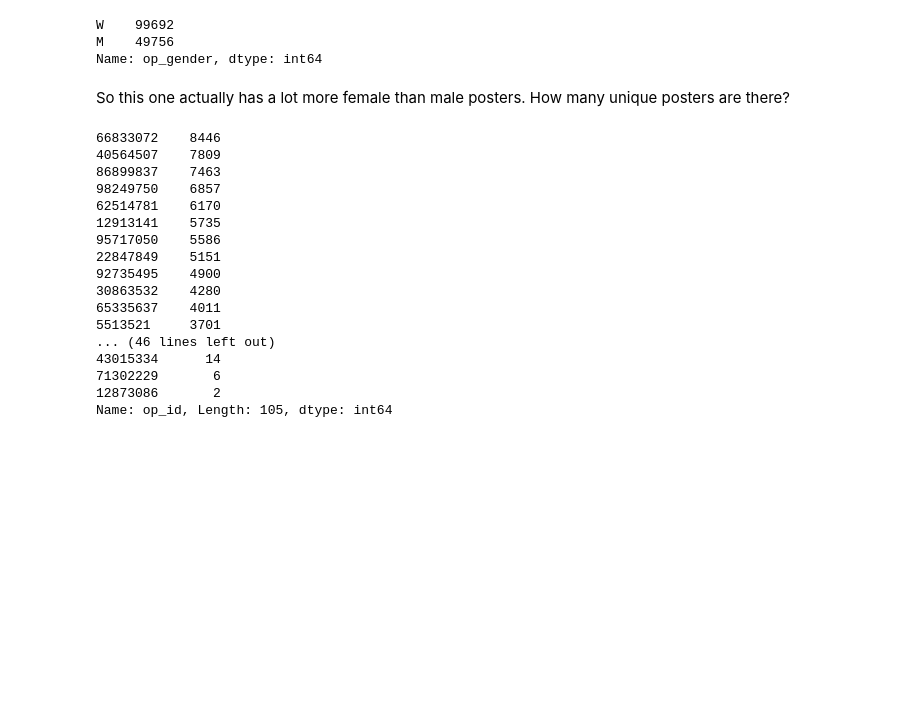
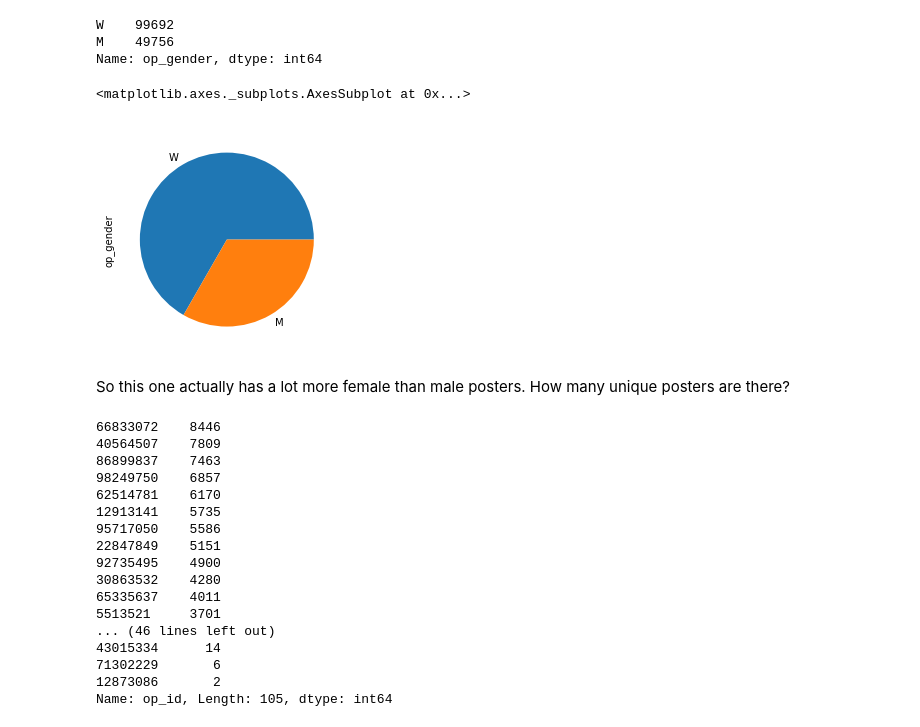
Before and after one commit to Data-Science-for-Linguists-2019/Gendered-Interaction-Online, a Jupyter notebook: exploratory_data_analysis/exploring_dataset.ipynb, the cells around one changed output. Cells and saved outputs as stored; diff of their text form; code cells hidden in the pictures; blank space fills up the shorter version.

```diff
--- a/exploratory_data_analysis/exploring_dataset.ipynb
+++ b/exploratory_data_analysis/exploring_dataset.ipynb
@@ -233,6 +289,11 @@ fb_wiki_posts.op_gender.value_counts()
 W    99692
 M    49756
 Name: op_gender, dtype: int64
+# %%
+fb_wiki_posts.op_gender.value_counts().plot(kind='pie')
+# %% [output]
+<matplotlib.axes._subplots.AxesSubplot at 0x...>
+[figure, added]
 # %% [markdown]
 So this one actually has a lot more female than male posters. How many unique posters are there?
 # %%
```
Also changed, not shown: parts of 34 cells of this notebook.
